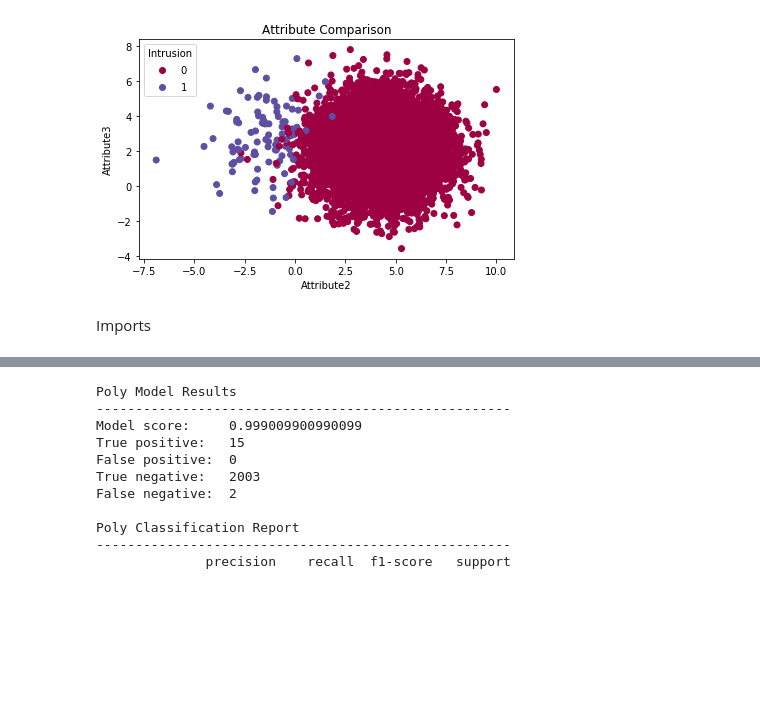
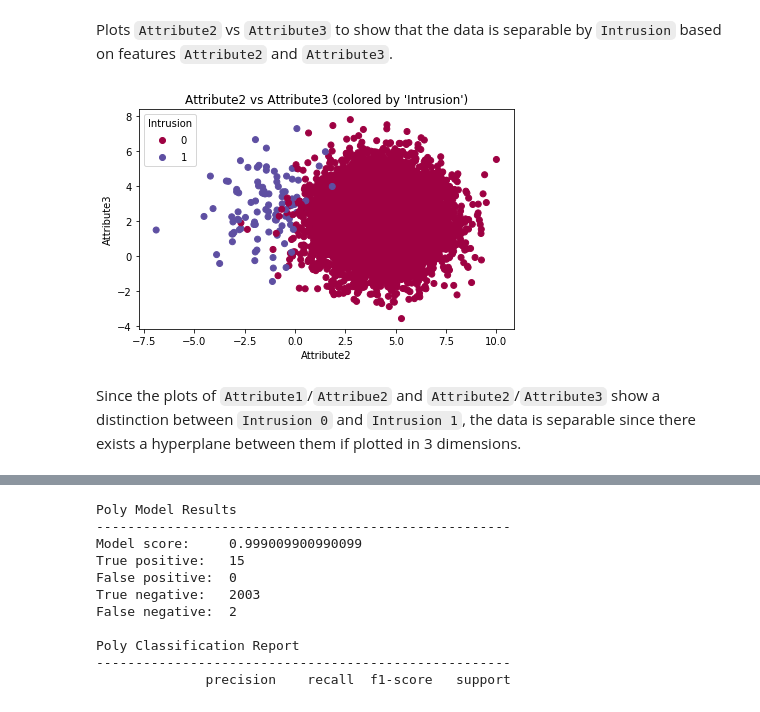
Before and after one commit to kaigomes7/csce489, a Jupyter notebook: hw2/hw2.ipynb, the cells around one changed output, grey strips where cells are left out. Drawn from its saved outputs; the diff is of its cells as text; code cells hidden in the pictures; blank space fills up the shorter version.

```diff
--- a/hw2/hw2.ipynb
+++ b/hw2/hw2.ipynb
@@ -20,11 +24,11 @@ fig.tight_layout()
+# %% [markdown]
+Plots `Attribute2` vs `Attribute3` to show that the data is separable by `Intrusion` based on features `Attribute2` and `Attribute3`.
 # %%
 fig, axs = plt.subplots()
-axs.set_title("Attribute Comparison")
+axs.set_title("Attribute2 vs Attribute3 (colored by 'Intrusion')")
 scatter = axs.scatter(data["Attribute2"], data["Attribute3"], c=data["Intrusion"], cmap='Spectral')
 axs.set(xlabel='Attribute2', ylabel='Attribute3')
 axs.legend(*scatter.legend_elements(num=1), title="Intrusion")
 fig.tight_layout()
 # %% [output]
-[figure, old version]
+[figure, new version]
-# %% [markdown]
-Imports
@@ -32,0 +35,2 @@ from sklearn.model_selection import train_test_split
+# %% [markdown]
+Since the plots of `Attribute1`/`Attribue2` and `Attribute2`/`Attribute3` show a distinction between `Intrusion 0` and `Intrusion 1`, the data is separable since there exists a hyperplane between them if plotted in 3 dimensions.
```
Also changed, not shown: parts of 17 cells of this notebook.
